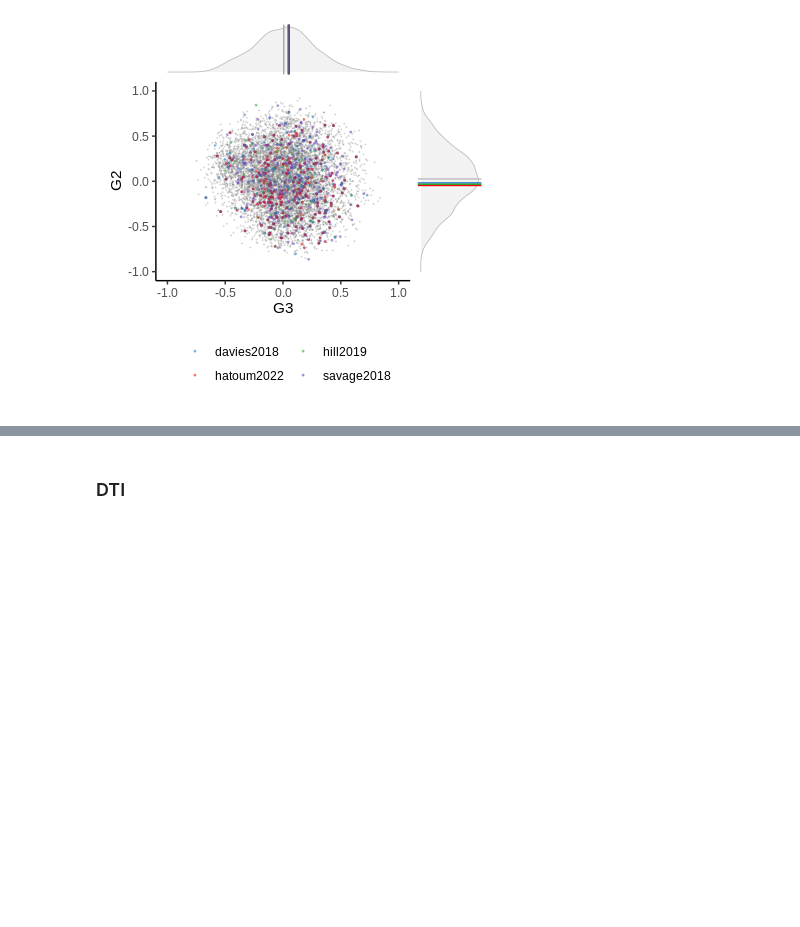
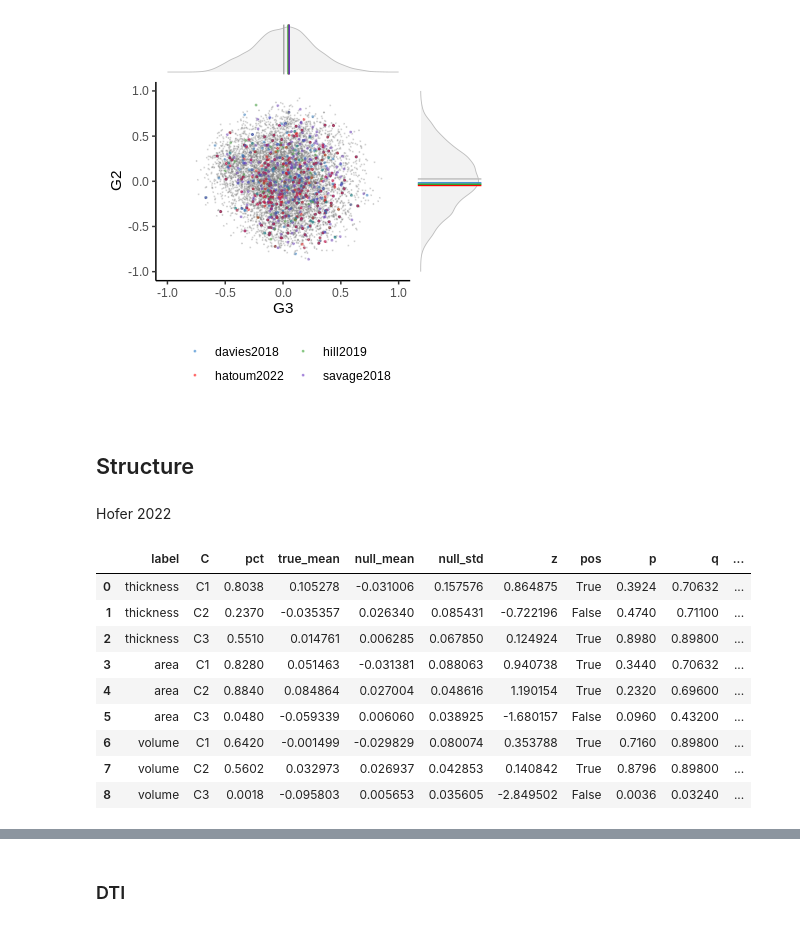
Before and after one commit to richardajdear/AHBA_gradients, a Jupyter notebook: notebooks/gwas.ipynb, the cells around one changed output, grey strips where cells are left out. Saved outputs shown, nothing was run; the diff lists cells and outputs as text; code cells hidden in the pictures; blank space fills up the shorter version.

```diff
--- a/notebooks/gwas.ipynb
+++ b/notebooks/gwas.ipynb
@@ -175,3 +173,35 @@ design <- c(
 p_scatter + p_g2 + p_g3 + plot_layout(design=design)
 # %% [output]
 [figure]
+# %% [markdown]
+## Structure
+# %% [markdown]
+Hofer 2022
+# %%
+fuma = pd.concat([
+    pd.read_csv("../data/gwas/hofer2020_tableS13.csv", header=1, usecols=['symbol']).assign(label='thickness'),
+    pd.read_csv("../data/gwas/hofer2020_tableS14.csv", header=1, usecols=['symbol']).assign(label='area'),
+    pd.read_csv("../data/gwas/hofer2020_tableS15.csv", header=1, usecols=['symbol']).assign(label='volume'),
+]).rename({'symbol':'gene'}, axis=1)
+
+magma = pd.concat([
+    pd.read_csv("../data/gwas/hofer2020_tableS16.csv", header=1, usecols=['Gene Symbol']).assign(label='thickness'),
+    pd.read_csv("../data/gwas/hofer2020_tableS17.csv", header=1, usecols=['Gene Symbol']).assign(label='area'),
+    pd.read_csv("../data/gwas/hofer2020_tableS18.csv", header=1, usecols=['Gene Symbol']).assign(label='volume'),
+]).rename({'Gene Symbol':'gene'}, axis=1)
+
+# gwas = pd.concat([fuma, magma]).dropna()
+gwas = magma
+# %%
+compute_null_p(*compute_enrichments(weights, nulls, gwas))
+# %% [output]
+|  | label | C | pct | true_mean | null_mean | null_std | z | pos | p | q | ... |
+| 0 | thickness | C1 | 0.8038 | 0.105278 | -0.031006 | 0.157576 | 0.864875 | True | 0.3924 | 0.70632 | ... |
+| 1 | thickness | C2 | 0.2370 | -0.035357 | 0.026340 | 0.085431 | -0.722196 | False | 0.4740 | 0.71100 | ... |
+| 2 | thickness | C3 | 0.5510 | 0.014761 | 0.006285 | 0.067850 | 0.124924 | True | 0.8980 | 0.89800 | ... |
+| 3 | area | C1 | 0.8280 | 0.051463 | -0.031381 | 0.088063 | 0.940738 | True | 0.3440 | 0.70632 | ... |
+| 4 | area | C2 | 0.8840 | 0.084864 | 0.027004 | 0.048616 | 1.190154 | True | 0.2320 | 0.69600 | ... |
+| 5 | area | C3 | 0.0480 | -0.059339 | 0.006060 | 0.038925 | -1.680157 | False | 0.0960 | 0.43200 | ... |
+| 6 | volume | C1 | 0.6420 | -0.001499 | -0.029829 | 0.080074 | 0.353788 | True | 0.7160 | 0.89800 | ... |
+| 7 | volume | C2 | 0.5602 | 0.032973 | 0.026937 | 0.042853 | 0.140842 | True | 0.8796 | 0.89800 | ... |
+| 8 | volume | C3 | 0.0018 | -0.095803 | 0.005653 | 0.035605 | -2.849502 | False | 0.0036 | 0.03240 | ... |
```
Also changed, not shown: parts of 12 cells of this notebook, 10 other files.
